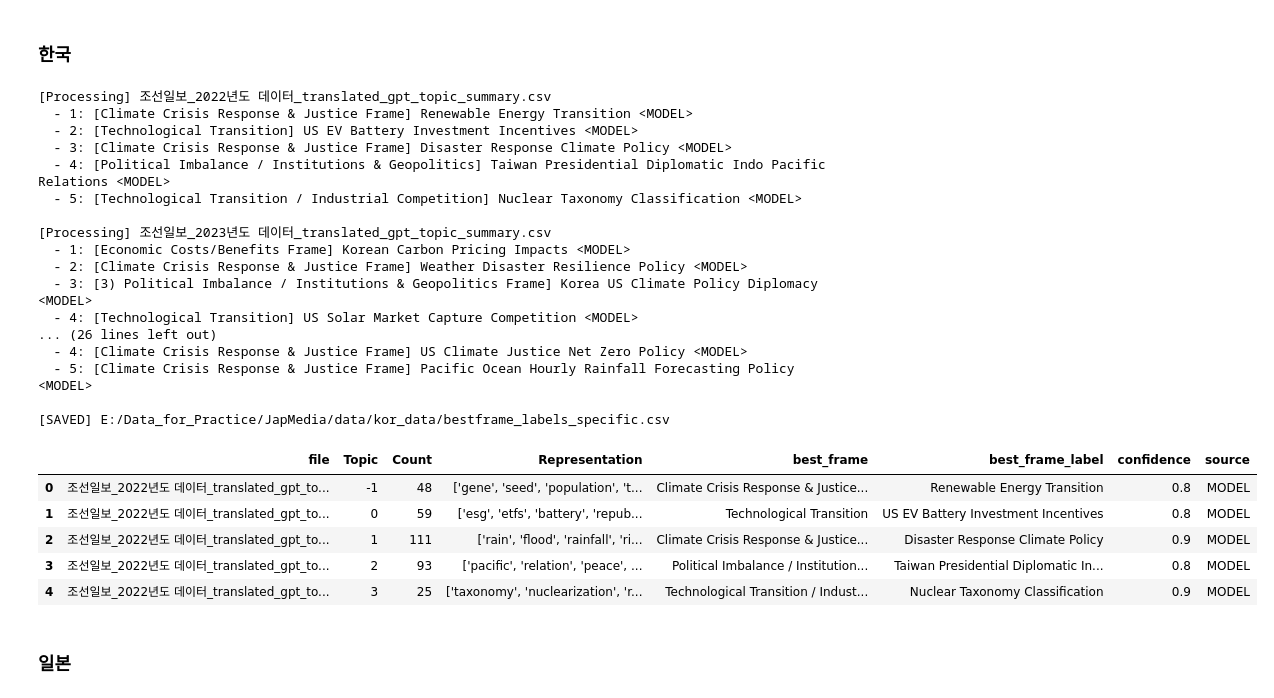
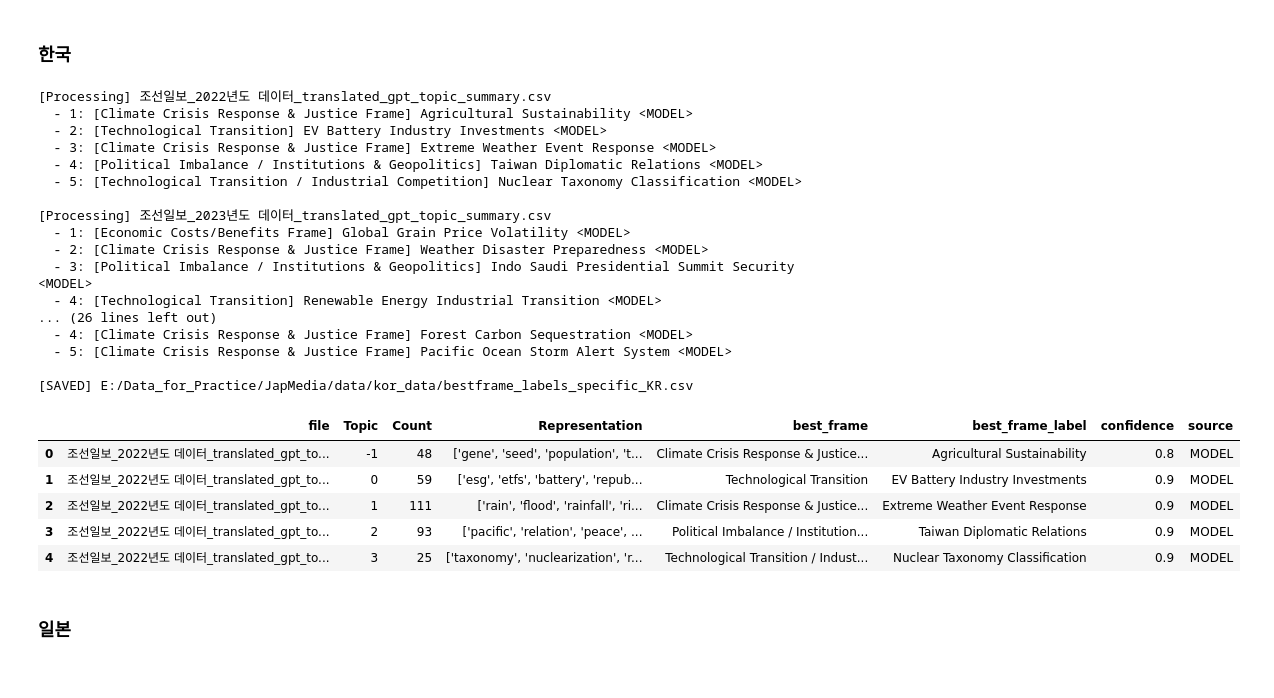
Before and after one commit to awekim/JapMed, a Jupyter notebook: JapMed_03_LabelGeneration_frame.ipynb, the cells around one changed output. Drawn from its saved outputs; the diff is of its cells as text; code cells hidden in the pictures.

```diff
--- a/JapMed_03_LabelGeneration_frame.ipynb
+++ b/JapMed_03_LabelGeneration_frame.ipynb
@@ -207,43 +207,33 @@ ROW_ID: {row_id}
 You must classify the topic described by the following keywords:
 {keywords}
 
-Choose ONE BEST-FITTING FRAME from the four frames below.
+Pick ONE BEST-FITTING FRAME from the four below.
+If multiple frames seem possible, choose the one MOST DIRECTLY connected to the core meaning of the keywords.
 
 ================ FRAME DEFINITIONS ================
 
 1) Economic Costs/Benefits Frame
    - Costs/benefits of climate policy or IRA
-   - IRA: subsidies, tax credits, reverse discrimination, eligibility, supply-chain disruptions
-   - General: energy prices, fuel costs, disasters/losses, employment, competitiveness, carbon tax/ETS
+   - subsidies, tax credits, reverse discrimination, eligibility, supply-chain disruptions, energy prices, fuel costs, disasters/losses, employment, competitiveness, carbon tax/ETS
 
 2) Technological Transition / Industrial Competition Frame
    - Energy/industrial transition, technological innovation, investment/siting, supply chains
-   - IRA: EV/battery rules of origin, localization, green investment expansion
-   - General: renewables, nuclear mix, CCS, hydrogen, smart grid, grid/storage infrastructure
+   - EV/battery rules of origin, localization, green investment expansion, renewables, nuclear mix, CCS, hydrogen, smart grid, grid/storage infrastructure
 
 3) Political Imbalance / Institutions & Geopolitics Frame
    - Trade, diplomacy, institutional conflict, governance issues
-   - IRA: protectionism, reverse discrimination, Japan–Korea/U.S.–Korea responses, U.S. partisan conflict
-   - General: domestic politics & regulation, COP negotiations, local government conflicts
+   - protectionism, reverse discrimination, Japan–Korea/U.S.–Korea responses, U.S. partisan conflict, domestic politics & regulation, COP negotiations, local government conflicts
 
 4) Climate Crisis Response & Justice Frame
    - Carbon neutrality, state intervention, corporate leadership, civic action, justice
-   - IRA: net-zero roadmaps, regulation/subsidy needs, corporate strategies, youth justice action
-   - General: scientific evidence/models, physical impacts (disaster/health/biodiversity), adaptation, just transition
+   - net-zero roadmaps, regulation/subsidy needs, corporate strategies, youth justice action, scientific evidence/models, physical impacts (disaster/health/biodiversity), adaptation, just transition
 
 ===================================================
 
 LABEL REQUIREMENTS:
-- Output a SPECIFIC noun phrase (≤ 7 words, Title Case, no period)
-- MUST include at least ONE of:
-    · policy/instrument (ETS, CBAM, Carbon Tax, Subsidy)
-    · sector/technology (EV, Battery, CCS, Hydrogen, Renewables, Nuclear)
-    · pollutant/gas (CO2, CH4, PM2.5)
-    · geography (Korea, Japan, U.S., EU)
-    · year (2030, 2050)
-- Avoid generic words (issue, topic, problem, situation)
-- Avoid labels already used
-{avoid_text}
+- Provide a SPECIFIC noun phrase (≤ 7 words, Title Case, no period)
+- Avoid generic terms (issue, topic, problem, situation)
+- Avoid any labels listed in {avoid_text}
 
 OUTPUT ONLY ONE LINE OF MINIFIED JSON:
 {{"frame":"...","label":"...","confidence":0.0}}
@@ -354,49 +344,49 @@ def run_bestframe_specific():
             print(f"  - {i+1}: [{frame}] {label} <{src}>")
 
             out.append({
                 "file": os.path.basename(file),
                 "Topic": row.get("Topic", ""),
                 "Count": row.get("Count", ""),
                 "Representation": keywords,
                 "best_frame": frame,
                 "best_frame_label": label,
                 "confidence": conf,
                 "source": src
             })
 
     return pd.DataFrame(out)
 
 # ---------------------------
 # RUN & SAVE
 # ---------------------------
 df_labels = run_bestframe_specific()
-out_path = os.path.join(DATA_FOLDER, "bestframe_labels_specific.csv")
+out_path = os.path.join(DATA_FOLDER, "bestframe_labels_specific_KR.csv")
 df_labels.to_csv(out_path, encoding="utf-8-sig", index=False)
 print(f"\n[SAVED] {out_path}")
 df_labels.head()
 # %% [output]
 [Processing] 조선일보_2022년도 데이터_translated_gpt_topic_summary.csv
-  - 1: [Climate Crisis Response & Justice Frame] Renewable Energy Transition <MODEL>
-  - 2: [Technological Transition] US EV Battery Investment Incentives <MODEL>
-  - 3: [Climate Crisis Response & Justice Frame] Disaster Response Climate Policy <MODEL>
-  - 4: [Political Imbalance / Institutions & Geopolitics] Taiwan Presidential Diplomatic Indo Pacific Relations <MODEL>
+  - 1: [Climate Crisis Response & Justice Frame] Agricultural Sustainability <MODEL>
+  - 2: [Technological Transition] EV Battery Industry Investments <MODEL>
+  - 3: [Climate Crisis Response & Justice Frame] Extreme Weather Event Response <MODEL>
+  - 4: [Political Imbalance / Institutions & Geopolitics] Taiwan Diplomatic Relations <MODEL>
   - 5: [Technological Transition / Industrial Competition] Nuclear Taxonomy Classification <MODEL>
 
 [Processing] 조선일보_2023년도 데이터_translated_gpt_topic_summary.csv
-  - 1: [Economic Costs/Benefits Frame] Korean Carbon Pricing Impacts <MODEL>
-  - 2: [Climate Crisis Response & Justice Frame] Weather Disaster Resilience Policy <MODEL>
-  - 3: [3) Political Imbalance / Institutions & Geopolitics Frame] Korea US Climate Policy Diplomacy <MODEL>
-  - 4: [Technological Transition] US Solar Market Capture Competition <MODEL>
+  - 1: [Economic Costs/Benefits Frame] Global Grain Price Volatility <MODEL>
+  - 2: [Climate Crisis Response & Justice Frame] Weather Disaster Preparedness <MODEL>
+  - 3: [Political Imbalance / Institutions & Geopolitics] Indo Saudi Presidential Summit Security <MODEL>
+  - 4: [Technological Transition] Renewable Energy Industrial Transition <MODEL>
 ... (26 lines left out)
-  - 4: [Climate Crisis Response & Justice Frame] US Climate Justice Net Zero Policy <MODEL>
-  - 5: [Climate Crisis Response & Justice Frame] Pacific Ocean Hourly Rainfall Forecasting Policy <MODEL>
+  - 4: [Climate Crisis Response & Justice Frame] Forest Carbon Sequestration <MODEL>
+  - 5: [Climate Crisis Response & Justice Frame] Pacific Ocean Storm Alert System <MODEL>
 
-[SAVED] E:/Data_for_Practice/JapMedia/data/kor_data/bestframe_labels_specific.csv
+[SAVED] E:/Data_for_Practice/JapMedia/data/kor_data/bestframe_labels_specific_KR.csv
 |  | file | Topic | Count | Representation | best_frame | best_frame_label | confidence | source |
-| 0 | 조선일보_2022년도 데이터_translated_gpt_to... | -1 | 48 | ['gene', 'seed', 'population', 't... | Climate Crisis Response & Justice... | Renewable Energy Transition | 0.8 | MODEL |
-| 1 | 조선일보_2022년도 데이터_translated_gpt_to... | 0 | 59 | ['esg', 'etfs', 'battery', 'repub... | Technological Transition | US EV Battery Investment Incentives | 0.8 | MODEL |
-| 2 | 조선일보_2022년도 데이터_translated_gpt_to... | 1 | 111 | ['rain', 'flood', 'rainfall', 'ri... | Climate Crisis Response & Justice... | Disaster Response Climate Policy | 0.9 | MODEL |
-| 3 | 조선일보_2022년도 데이터_translated_gpt_to... | 2 | 93 | ['pacific', 'relation', 'peace', ... | Political Imbalance / Institution... | Taiwan Presidential Diplomatic In... | 0.8 | MODEL |
+| 0 | 조선일보_2022년도 데이터_translated_gpt_to... | -1 | 48 | ['gene', 'seed', 'population', 't... | Climate Crisis Response & Justice... | Agricultural Sustainability | 0.8 | MODEL |
+| 1 | 조선일보_2022년도 데이터_translated_gpt_to... | 0 | 59 | ['esg', 'etfs', 'battery', 'repub... | Technological Transition | EV Battery Industry Investments | 0.9 | MODEL |
+| 2 | 조선일보_2022년도 데이터_translated_gpt_to... | 1 | 111 | ['rain', 'flood', 'rainfall', 'ri... | Climate Crisis Response & Justice... | Extreme Weather Event Response | 0.9 | MODEL |
+| 3 | 조선일보_2022년도 데이터_translated_gpt_to... | 2 | 93 | ['pacific', 'relation', 'peace', ... | Political Imbalance / Institution... | Taiwan Diplomatic Relations | 0.9 | MODEL |
 | 4 | 조선일보_2022년도 데이터_translated_gpt_to... | 3 | 25 | ['taxonomy', 'nuclearization', 'r... | Technological Transition / Indust... | Nuclear Taxonomy Classification | 0.9 | MODEL |
 # %% [markdown]
 ### 일본
```
Also changed, not shown: parts of 2 cells of this notebook, 2 other files.
